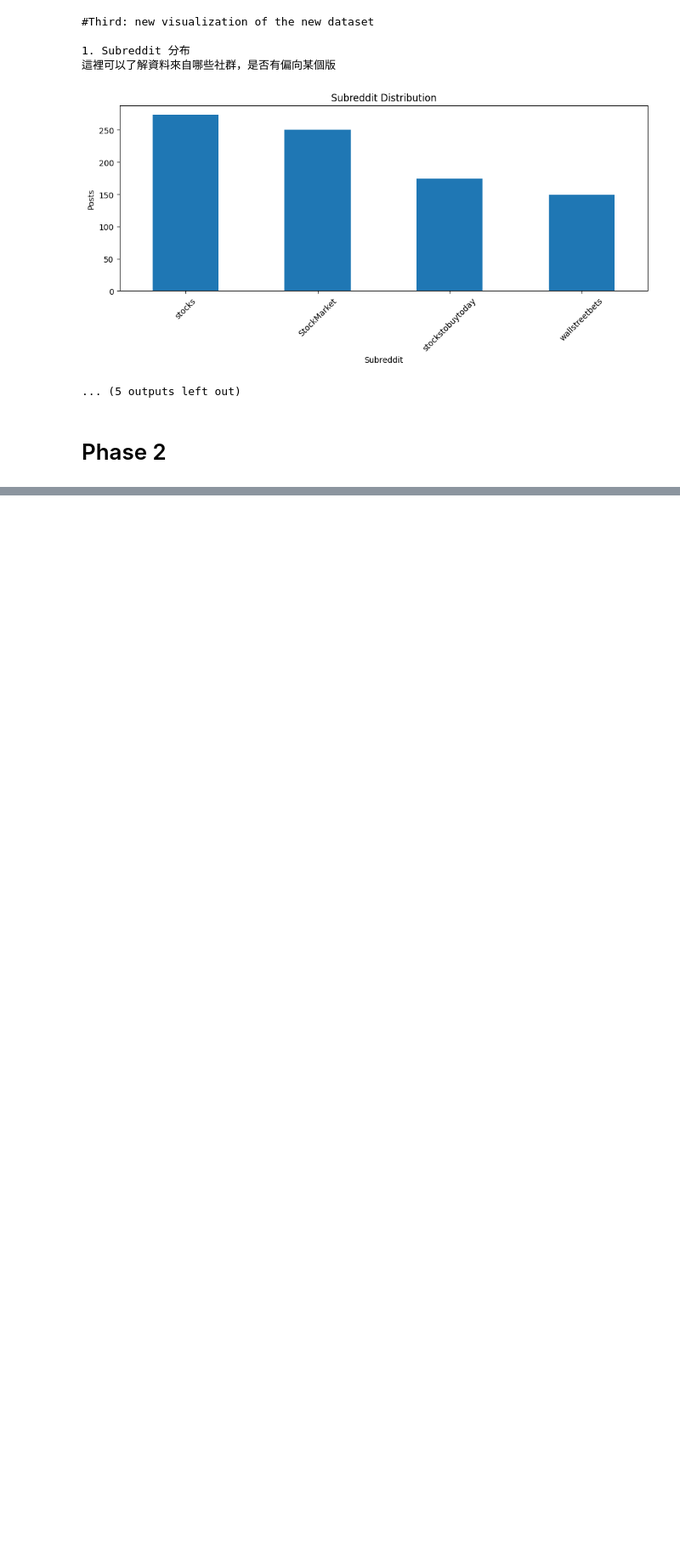
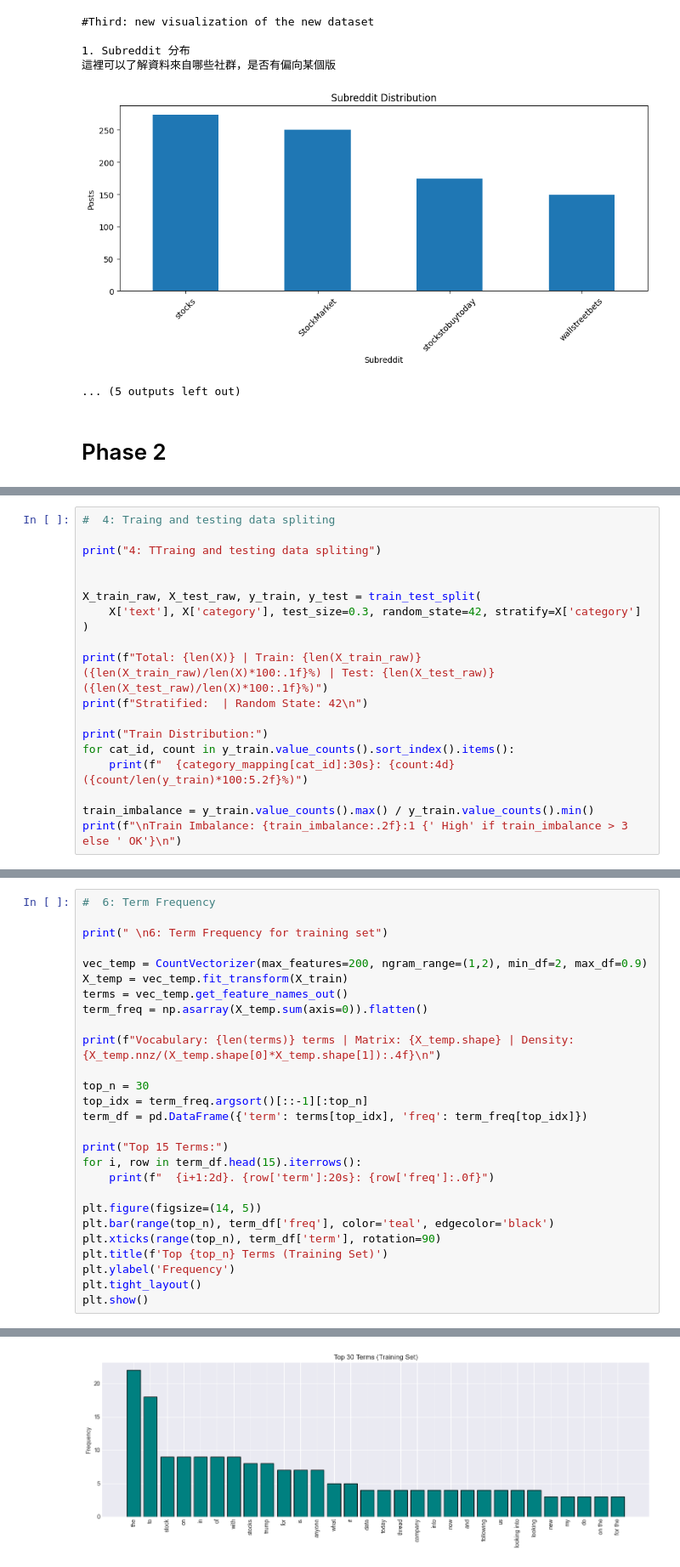
Before and after one commit to Erichub17/DM2025-Lab1-Exercise, a Jupyter notebook: DM2025-Lab1-Homework.ipynb, the cells around one changed output, grey strips where cells are left out. Shown at 85% size. Drawn from its saved outputs; the diff is of its cells as text; blank space fills up the shorter version.

```diff
--- a/DM2025-Lab1-Homework.ipynb
+++ b/DM2025-Lab1-Homework.ipynb
@@ -305,0 +440,19 @@ No 13–14：取前50高頻詞、畫分布、觀察長尾
+# %%
+#  4: Traing and testing data spliting
+
+print("4: TTraing and testing data spliting")
+
+
+X_train_raw, X_test_raw, y_train, y_test = train_test_split(
+    X['text'], X['category'], test_size=0.3, random_state=42, stratify=X['category']
+)
+
+print(f"Total: {len(X)} | Train: {len(X_train_raw)} ({len(X_train_raw)/len(X)*100:.1f}%) | Test: {len(X_test_raw)} ({len(X_test_raw)/len(X)*100:.1f}%)")
+print(f"Stratified:  | Random State: 42\n")
+
+print("Train Distribution:")
+for cat_id, count in y_train.value_counts().sort_index().items():
+    print(f"  {category_mapping[cat_id]:30s}: {count:4d} ({count/len(y_train)*100:5.2f}%)")
+
+train_imbalance = y_train.value_counts().max() / y_train.value_counts().min()
+print(f"\nTrain Imbalance: {train_imbalance:.2f}:1 {' High' if train_imbalance > 3 else ' OK'}\n")
@@ -305,0 +539,28 @@ No 13–14：取前50高頻詞、畫分布、觀察長尾
+# %%
+#  6: Term Frequency
+
+print(" \n6: Term Frequency for training set")
+
+vec_temp = CountVectorizer(max_features=200, ngram_range=(1,2), min_df=2, max_df=0.9)
+X_temp = vec_temp.fit_transform(X_train)
+terms = vec_temp.get_feature_names_out()
+term_freq = np.asarray(X_temp.sum(axis=0)).flatten()
+
+print(f"Vocabulary: {len(terms)} terms | Matrix: {X_temp.shape} | Density: {X_temp.nnz/(X_temp.shape[0]*X_temp.shape[1]):.4f}\n")
+
+top_n = 30
+top_idx = term_freq.argsort()[::-1][:top_n]
+term_df = pd.DataFrame({'term': terms[top_idx], 'freq': term_freq[top_idx]})
+
+print("Top 15 Terms:")
+for i, row in term_df.head(15).iterrows():
+    print(f"  {i+1:2d}. {row['term']:20s}: {row['freq']:.0f}")
+
+plt.figure(figsize=(14, 5))
+plt.bar(range(top_n), term_df['freq'], color='teal', edgecolor='black')
+plt.xticks(range(top_n), term_df['term'], rotation=90)
+plt.title(f'Top {top_n} Terms (Training Set)')
+plt.ylabel('Frequency')
+plt.tight_layout()
+plt.show()
+# %% [output]
@@ -305,0 +586 @@ No 13–14：取前50高頻詞、畫分布、觀察長尾
+[figure, added]
```
Also changed, not shown: parts of 17 cells of this notebook.
